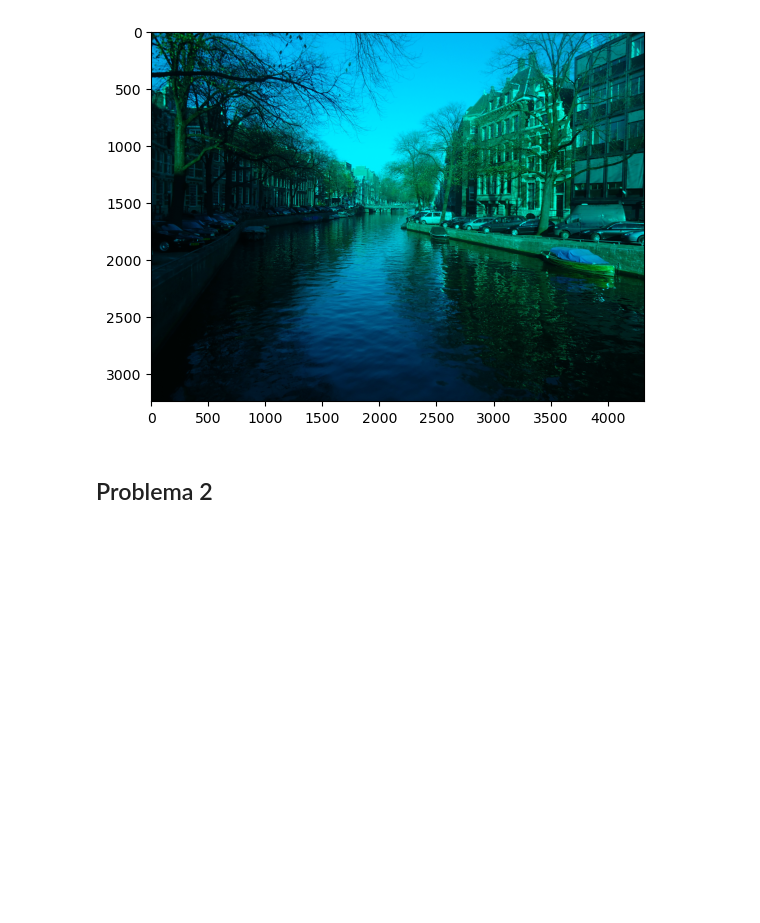
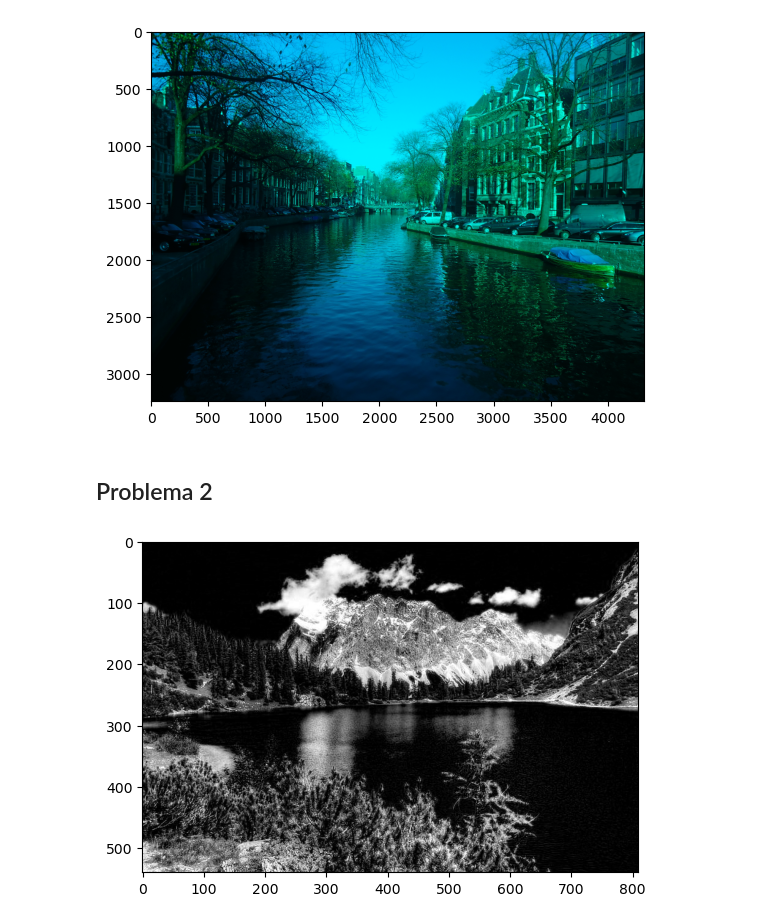
Before and after one commit to JPRodasM/Laboratorio_1_TM-IR, a Jupyter notebook: Laboratorio 1.ipynb, the cells around one changed output. Cells and saved outputs as stored; diff of their text form; code cells hidden in the pictures; blank space fills up the shorter version.

```diff
--- a/Laboratorio 1.ipynb
+++ b/Laboratorio 1.ipynb
@@ -57,0 +74,6 @@ plt.show()
+# %%
+img_red=cv2.imread('Lab1/imagen1/imagen1_salida_gray_rojo.jpg',cv2.IMREAD_GRAYSCALE)
+plt.imshow(img_red,cmap='gray')
+plt.show()
+# %% [output]
+[figure, added]
```
Also changed, not shown: parts of 3 cells of this notebook, 1 other file.
